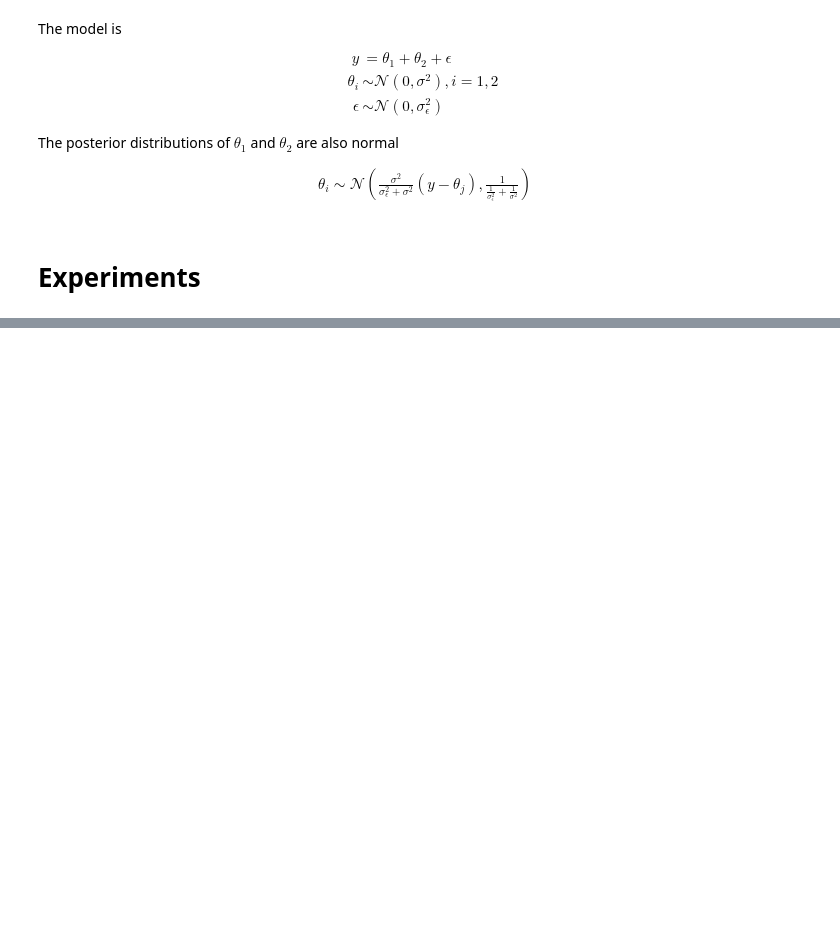
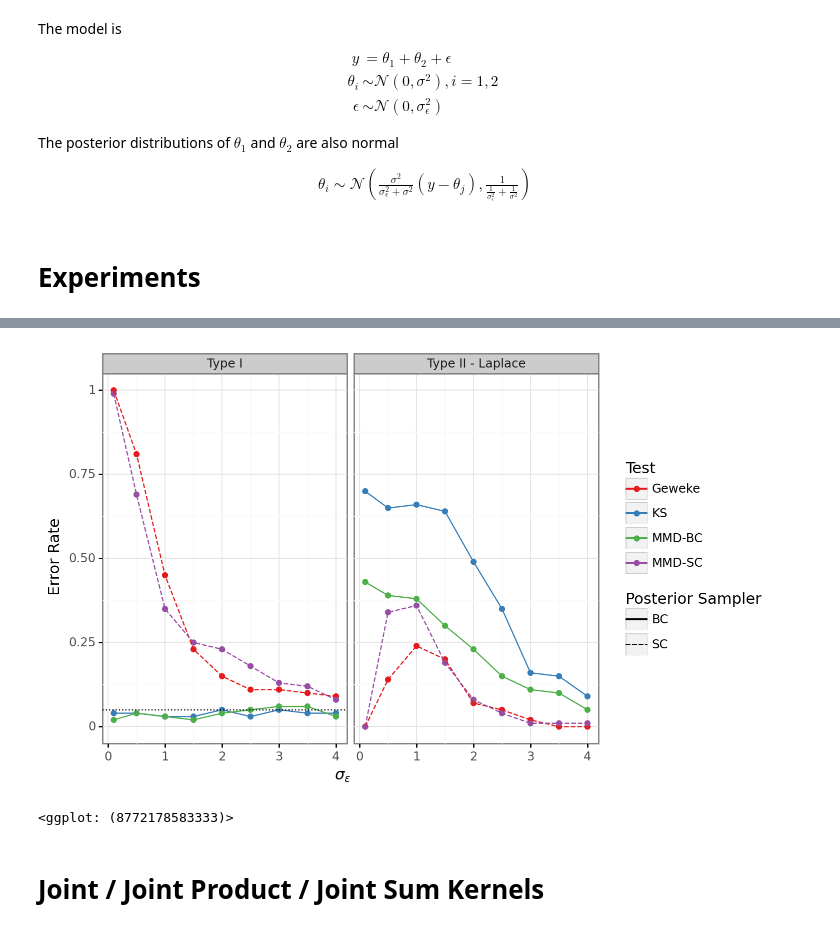
Before and after one commit to awjiang/mcmc-joint-tests, a Jupyter notebook: GandyScott2020.ipynb, the cells around one changed output, grey strips where cells are left out. Cells and saved outputs as stored; diff of their text form; code cells hidden in the pictures; blank space fills up the shorter version.

```diff
--- a/GandyScott2020.ipynb
+++ b/GandyScott2020.ipynb
@@ -290,0 +337,20 @@ df_results
+# %%
+%matplotlib inline
+import matplotlib
+from matplotlib import pyplot as plt
+import seaborn as sns
+from IPython.display import set_matplotlib_formats
+set_matplotlib_formats('retina')
+sns.set(rc={'figure.figsize':(11.7,8.27)})
+sns.set_palette(sns.color_palette())
+
+import pandas as pd
+import pickle
+from tqdm.notebook import tqdm
+from plotnine import *
+
+from mcmcmd.samplers import *
+from mcmcmd.tests import *
+
+from statsmodels.tsa.stattools import acf
+import joblib
@@ -290,0 +430,25 @@ df_results
+# %%
+df_results = pd.concat(lst_res)
+df_results['test_size'] = pd.to_numeric(df_results['test_size'])
+df_results['sample_budget'] = pd.to_numeric(df_results['sample_budget'])
+df_results['result'] = pd.to_numeric(df_results['result'])
+# %%
+df_results.loc[df_results.test.str.contains('geweke|mmd_wb'), 'posterior_sampler'] = 'SC'
+df_results.loc[~df_results.test.str.contains('geweke|mmd_wb'), 'posterior_sampler'] = 'BC'
+# %%
+# df_results=pd.read_pickle('gandy_scott_auto')
+
+df_hline = pd.DataFrame({'experiment':['gandy_scott_sampler'], 'alpha':[alpha]})
+mask = ~(df_results.test.str.contains('rank'))
+
+plot_auto = ggplot(df_results.loc[mask], aes(color='test', group='test', x='sigma_epsilon',  y='result', linetype='posterior_sampler')) + \
+    geom_point() + geom_line() + geom_hline(df_hline, aes(yintercept='alpha'), linetype='dotted') + \
+    facet_grid('~experiment', labeller = exp_label) + \
+    labs(x=r'$\sigma_{\epsilon}$', y='Error Rate', color='Test', linetype='Posterior Sampler') + \
+    scale_color_discrete(labels=['Geweke', 'KS', 'MMD-BC', 'MMD-SC'], palette=palette) + \
+    scale_linetype_discrete(labels=['BC', 'SC']) + theme_bw()
+
+plot_auto
+# %% [output]
+[figure, added]
+<ggplot: (8772178583333)>
@@ -290,0 +457,2 @@ df_results
+# %% [markdown]
+# Joint / Joint Product / Joint Sum Kernels
```
Also changed, not shown: parts of 25 cells of this notebook, 4 other files.
